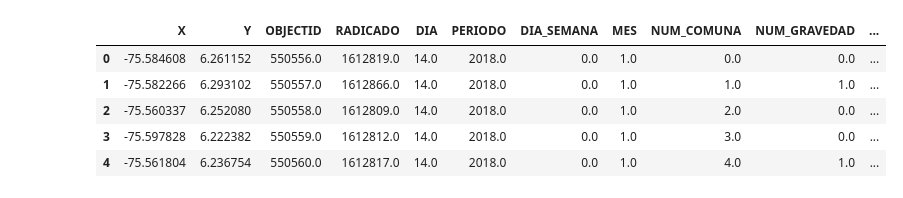
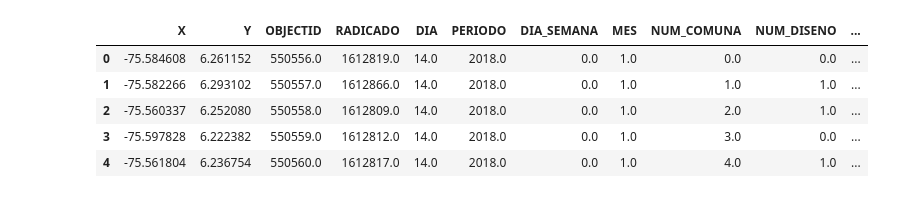
Before and after one commit to sergio2526/Modelo-Accidentes, a Jupyter notebook: Codigo/naive_bayes.ipynb, the cells around one changed output. Cells and saved outputs as stored; diff of their text form; code cells hidden in the pictures.

```diff
--- a/Codigo/naive_bayes.ipynb
+++ b/Codigo/naive_bayes.ipynb
@@ -5,3 +6,4 @@ import numpy as np
 from sklearn.naive_bayes import GaussianNB
 # %%
 df = pd.read_csv('X.csv')
+obj = pd.read_csv('accidentes_obj.csv')
@@ -11,9 +10,14 @@ y = df['NUM_GRAVEDAD']
+# %%
+df = df.drop(['NUM_GRAVEDAD'],axis=1)
+y = obj.drop(['FECHA',	'HORA',	'CLASE',	'DIRECCION',	'DIRECCION_ENC','CBML','TIPO_GEOCOD',	'BARRIO',	'COMUNA',	'DISENO',	'MES_NOMBRE'], axis = 1)
+# %%
+df['clasificacion'] = y['GRAVEDAD']
 # %%
-X.head(5)
+df.head(5)
 # %% [output]
-|  | X | Y | OBJECTID | RADICADO | DIA | PERIODO | DIA_SEMANA | MES | NUM_COMUNA | NUM_GRAVEDAD | ... |
+|  | X | Y | OBJECTID | RADICADO | DIA | PERIODO | DIA_SEMANA | MES | NUM_COMUNA | NUM_DISENO | ... |
 | 0 | -75.584608 | 6.261152 | 550556.0 | 1612819.0 | 14.0 | 2018.0 | 0.0 | 1.0 | 0.0 | 0.0 | ... |
 | 1 | -75.582266 | 6.293102 | 550557.0 | 1612866.0 | 14.0 | 2018.0 | 0.0 | 1.0 | 1.0 | 1.0 | ... |
-| 2 | -75.560337 | 6.252080 | 550558.0 | 1612809.0 | 14.0 | 2018.0 | 0.0 | 1.0 | 2.0 | 0.0 | ... |
+| 2 | -75.560337 | 6.252080 | 550558.0 | 1612809.0 | 14.0 | 2018.0 | 0.0 | 1.0 | 2.0 | 1.0 | ... |
 | 3 | -75.597828 | 6.222382 | 550559.0 | 1612812.0 | 14.0 | 2018.0 | 0.0 | 1.0 | 3.0 | 0.0 | ... |
 | 4 | -75.561804 | 6.236754 | 550560.0 | 1612817.0 | 14.0 | 2018.0 | 0.0 | 1.0 | 4.0 | 1.0 | ... |
```
Also changed, not shown: parts of 20 cells of this notebook, 17 other files.
